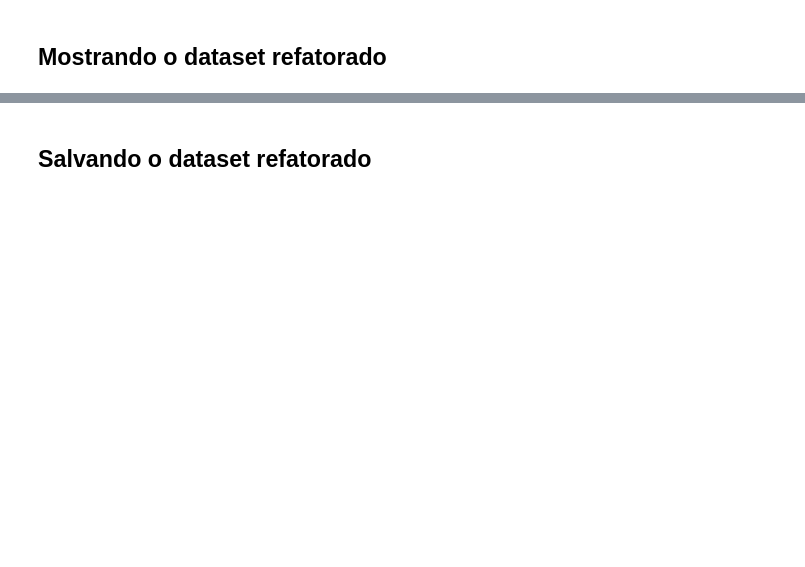
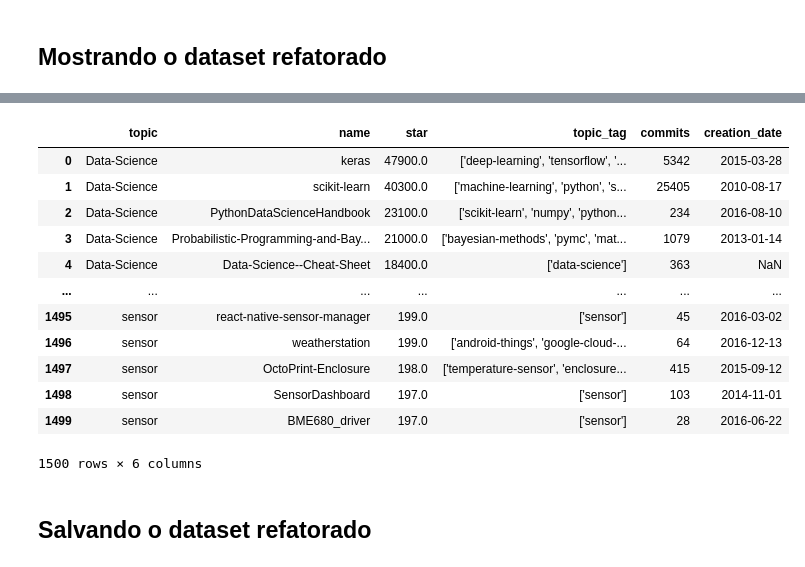
Before and after one commit to Pedro2712/aps1-wikis, a Jupyter notebook: notebooks/projeto/RefatorandoDataset.ipynb, the cells around one changed output, grey strips where cells are left out. Saved outputs shown, nothing was run; the diff lists cells and outputs as text; code cells hidden in the pictures; blank space fills up the shorter version.

Commit message:
recorde por data

```diff
--- a/notebooks/projeto/RefatorandoDataset.ipynb
+++ b/notebooks/projeto/RefatorandoDataset.ipynb
@@ -26,7 +26,7 @@ def remove_comma(linha):
 ## Refatorando
 # %%
 # Dataset original
-data_original = pd.read_csv('Github_data.txt')
+data_original = pd.read_csv('Github_data_comData.csv')
 
 # Dataset refatorado
 data_refatorado = data_original.copy()
@@ -94,6 +124,20 @@ data_refatorado
 # %%
 # Mostrando apenas as colunas que utilizamos na análise
-data_refatorado.loc[:, ['topic', 'name', 'star', 'topic_tag', 'commits']]
+data_refatorado.loc[:, ['topic', 'name', 'star', 'topic_tag', 'commits', 'creation_date']]
+# %% [output]
+|  | topic | name | star | topic_tag | commits | creation_date |
+| 0 | Data-Science | keras | 47900.0 | ['deep-learning', 'tensorflow', '... | 5342 | 2015-03-28 |
+| 1 | Data-Science | scikit-learn | 40300.0 | ['machine-learning', 'python', 's... | 25405 | 2010-08-17 |
+| 2 | Data-Science | PythonDataScienceHandbook | 23100.0 | ['scikit-learn', 'numpy', 'python... | 234 | 2016-08-10 |
+| 3 | Data-Science | Probabilistic-Programming-and-Bay... | 21000.0 | ['bayesian-methods', 'pymc', 'mat... | 1079 | 2013-01-14 |
+| 4 | Data-Science | Data-Science--Cheat-Sheet | 18400.0 | ['data-science'] | 363 | NaN |
+| ... | ... | ... | ... | ... | ... | ... |
+| 1495 | sensor | react-native-sensor-manager | 199.0 | ['sensor'] | 45 | 2016-03-02 |
+| 1496 | sensor | weatherstation | 199.0 | ['android-things', 'google-cloud-... | 64 | 2016-12-13 |
+| 1497 | sensor | OctoPrint-Enclosure | 198.0 | ['temperature-sensor', 'enclosure... | 415 | 2015-09-12 |
+| 1498 | sensor | SensorDashboard | 197.0 | ['sensor'] | 103 | 2014-11-01 |
+| 1499 | sensor | BME680_driver | 197.0 | ['sensor'] | 28 | 2016-06-22 |
+1500 rows × 6 columns
 # %% [markdown]
 ## Salvando o dataset refatorado
 # %%
```
Also changed, not shown: parts of 3 cells of this notebook, 3 other files.
